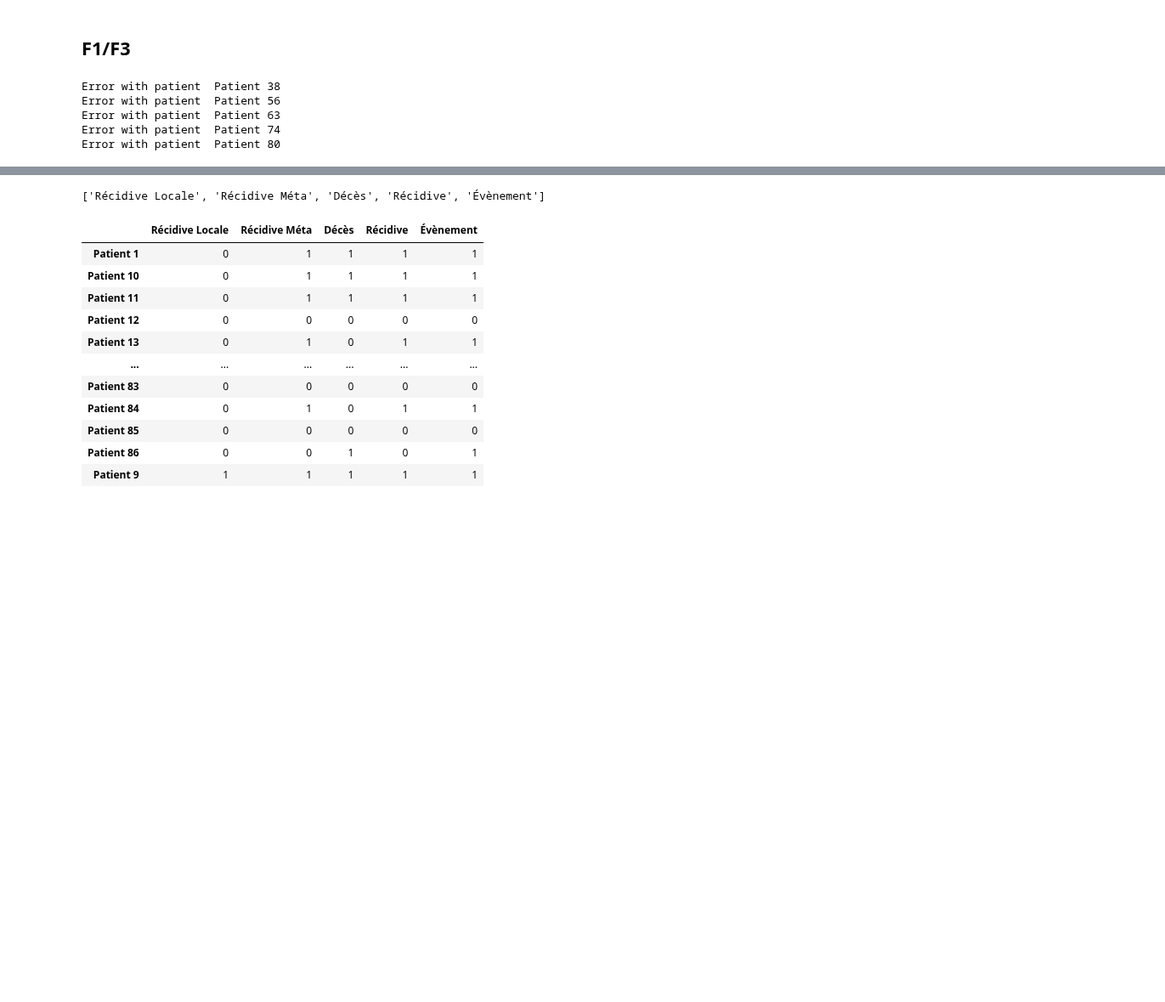
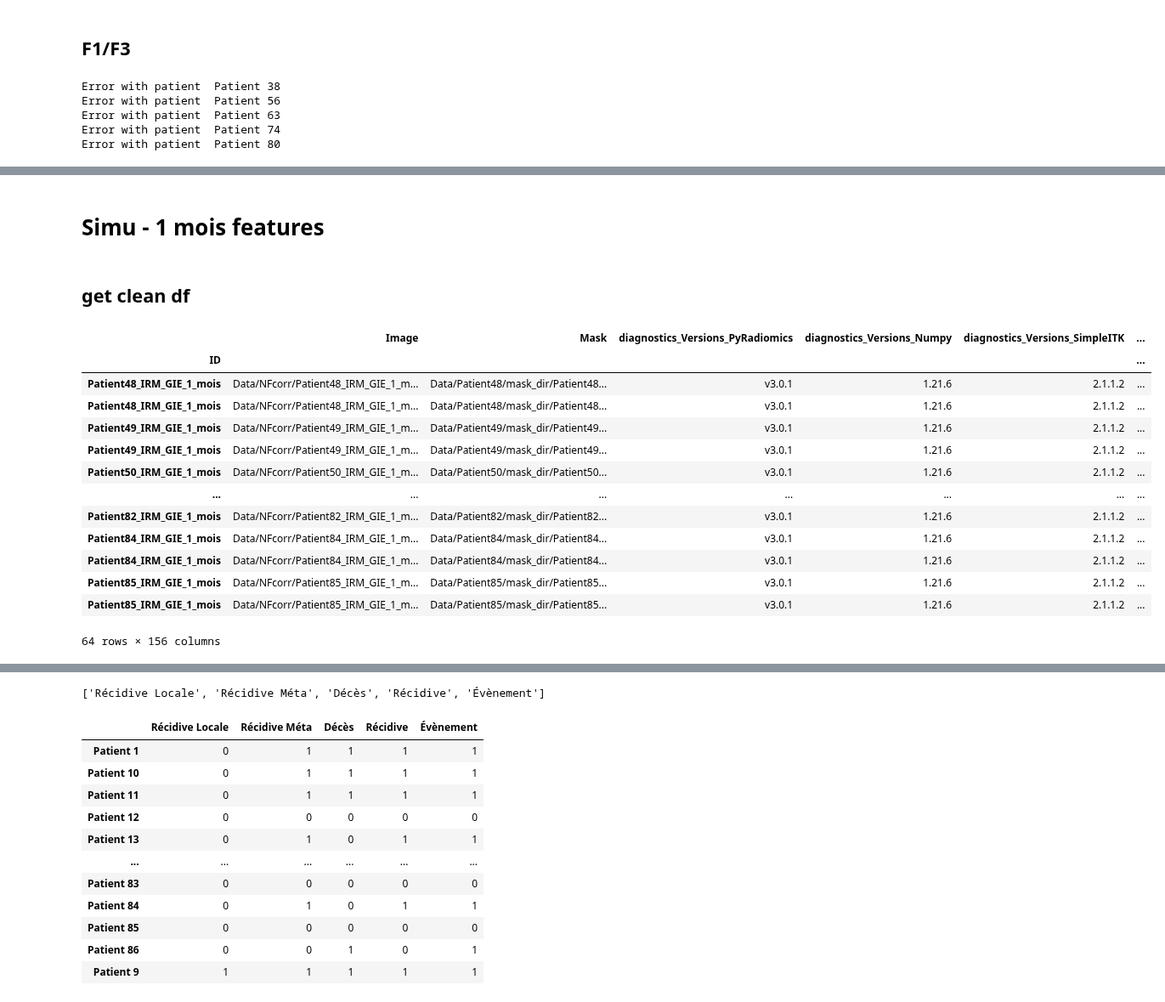
Before and after one commit to ftach/delta-rad, a Jupyter notebook: radiomics_csv_extract.ipynb, the cells around one changed output, grey strips where cells are left out. Shown at 85% size. Drawn from its saved outputs; the diff is of its cells as text; code cells hidden in the pictures; blank space fills up the shorter version.

```diff
--- a/radiomics_csv_extract.ipynb
+++ b/radiomics_csv_extract.ipynb
@@ -215,0 +342,4 @@ f1_f3_gtv_df.to_csv('/mnt/c/Users/tachenne/delta-rad/extracted_radiomics/f1_f3_g
+# %% [markdown]
+# Simu - 1 mois features
+# %% [markdown]
+## get clean df
@@ -215,0 +355,18 @@ f1_f3_gtv_df.to_csv('/mnt/c/Users/tachenne/delta-rad/extracted_radiomics/f1_f3_g
+# %%
+onemth_df = pd.read_csv('extractedFeatureIRM GIE 1 mois.csv', sep=',', quotechar='"', index_col=0)
+onemth_df
+# %% [output]
+|  | Image | Mask | diagnostics_Versions_PyRadiomics | diagnostics_Versions_Numpy | diagnostics_Versions_SimpleITK | ... |
+| ID |  |  |  |  |  | ... |
+| Patient48_IRM_GIE_1_mois | Data/NFcorr/Patient48_IRM_GIE_1_m... | Data/Patient48/mask_dir/Patient48... | v3.0.1 | 1.21.6 | 2.1.1.2 | ... |
+| Patient48_IRM_GIE_1_mois | Data/NFcorr/Patient48_IRM_GIE_1_m... | Data/Patient48/mask_dir/Patient48... | v3.0.1 | 1.21.6 | 2.1.1.2 | ... |
+| Patient49_IRM_GIE_1_mois | Data/NFcorr/Patient49_IRM_GIE_1_m... | Data/Patient49/mask_dir/Patient49... | v3.0.1 | 1.21.6 | 2.1.1.2 | ... |
+| Patient49_IRM_GIE_1_mois | Data/NFcorr/Patient49_IRM_GIE_1_m... | Data/Patient49/mask_dir/Patient49... | v3.0.1 | 1.21.6 | 2.1.1.2 | ... |
+| Patient50_IRM_GIE_1_mois | Data/NFcorr/Patient50_IRM_GIE_1_m... | Data/Patient50/mask_dir/Patient50... | v3.0.1 | 1.21.6 | 2.1.1.2 | ... |
+| ... | ... | ... | ... | ... | ... | ... |
+| Patient82_IRM_GIE_1_mois | Data/NFcorr/Patient82_IRM_GIE_1_m... | Data/Patient82/mask_dir/Patient82... | v3.0.1 | 1.21.6 | 2.1.1.2 | ... |
+| Patient84_IRM_GIE_1_mois | Data/NFcorr/Patient84_IRM_GIE_1_m... | Data/Patient84/mask_dir/Patient84... | v3.0.1 | 1.21.6 | 2.1.1.2 | ... |
+| Patient84_IRM_GIE_1_mois | Data/NFcorr/Patient84_IRM_GIE_1_m... | Data/Patient84/mask_dir/Patient84... | v3.0.1 | 1.21.6 | 2.1.1.2 | ... |
+| Patient85_IRM_GIE_1_mois | Data/NFcorr/Patient85_IRM_GIE_1_m... | Data/Patient85/mask_dir/Patient85... | v3.0.1 | 1.21.6 | 2.1.1.2 | ... |
+| Patient85_IRM_GIE_1_mois | Data/NFcorr/Patient85_IRM_GIE_1_m... | Data/Patient85/mask_dir/Patient85... | v3.0.1 | 1.21.6 | 2.1.1.2 | ... |
+64 rows × 156 columns
```
Also changed, not shown: parts of 47 cells of this notebook, 3 other files.
